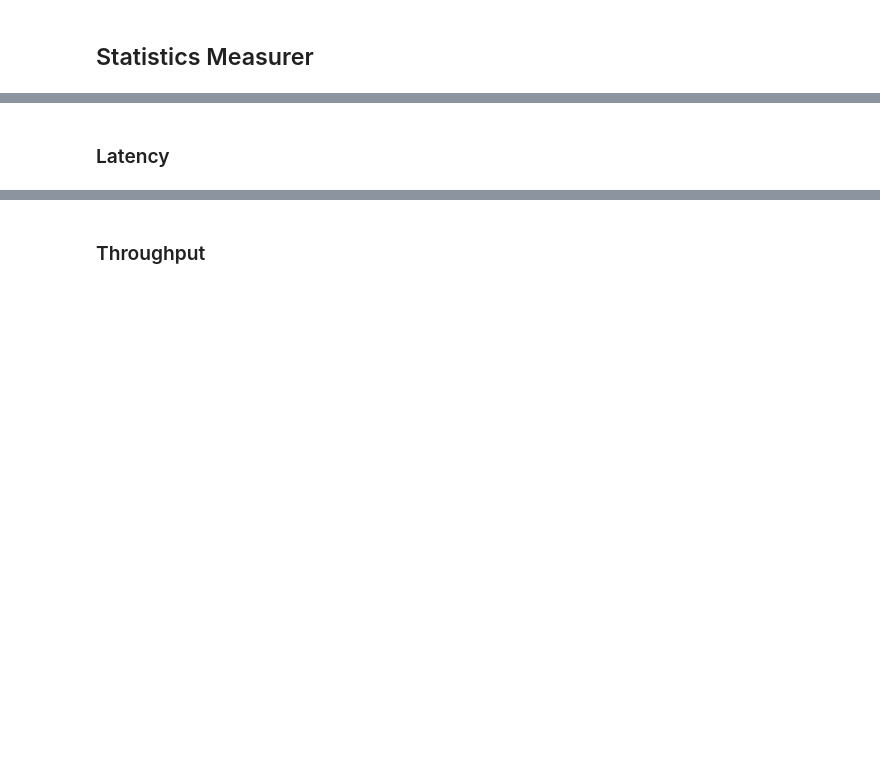
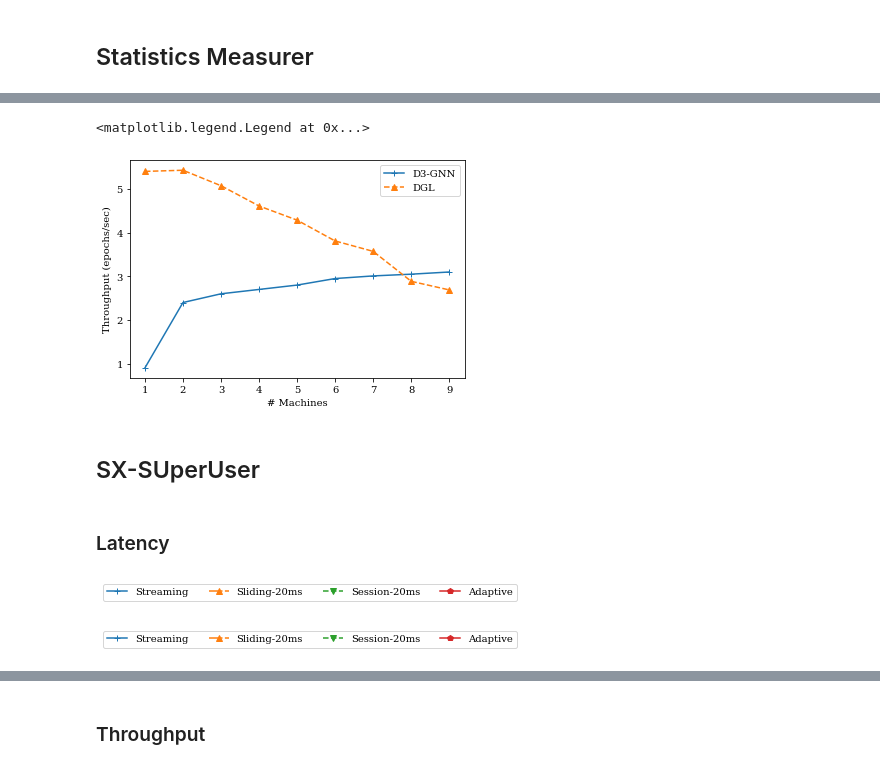
Before and after one commit to Rustam-Warwick/d3-gnn, a Jupyter notebook: helper-scripts/jupyter/Flink Metrics.ipynb, the cells around one changed output, grey strips where cells are left out. Drawn from its saved outputs; the diff is of its cells as text; code cells hidden in the pictures; blank space fills up the shorter version.

```diff
--- a/helper-scripts/jupyter/Flink Metrics.ipynb
+++ b/helper-scripts/jupyter/Flink Metrics.ipynb
@@ -293,0 +465,7 @@ fig
+# %%
+fig, ax = plt.subplots(1, figsize=(6,4))
+plot_aggregated_dict(None, [D3_EPOCH_PER_SECOND_REDDIT_HYPERLINK, DGL_EPOCH_PER_SECOND_REDDIT_HYPERLINK], ["D3-GNN", "DGL"], ["+", "^"], [ "-", "--"], [None, None],xlabel="# Machines", ylabel="Throughput (epochs/sec)", formatter=None, pre_fig=(fig,ax))
+plt.legend()
+# %% [output]
+<matplotlib.legend.Legend at 0x...>
+[figure, added]
@@ -294,3 +474,10 @@ fig
+# %% [markdown]
+## SX-SUperUser
 # %% [markdown]
 ### Latency
+# %%
+get_legend(ax[0], ncol=4, file_name="legend_latency")
+# %% [output]
+[figure, added]
+[figure, added]
 # %%
```
Also changed, not shown: parts of 15 cells of this notebook, 9 other files.
